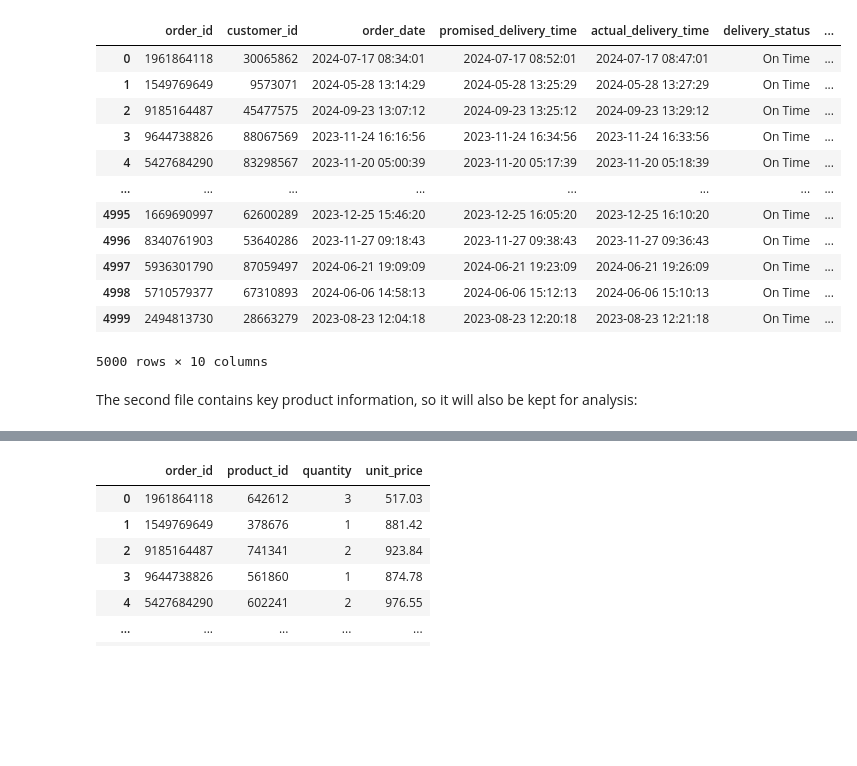
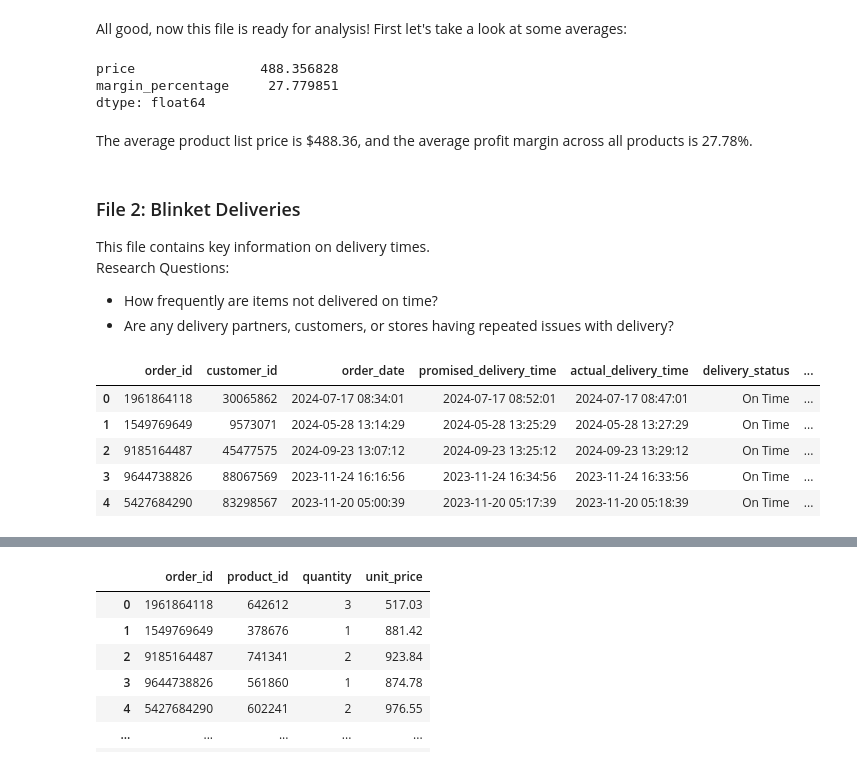
Before and after one commit to toviyahw/blinkit-sales-analysis, a Jupyter notebook: Project-Plan.ipynb, the cells around one changed output, grey strips where cells are left out. Cells and saved outputs as stored; diff of their text form; code cells hidden in the pictures; blank space fills up the shorter version.

```diff
--- a/Project-Plan.ipynb
+++ b/Project-Plan.ipynb
@@ -61,19 +126,27 @@ Now I can take a look at my data. This file contains key information on orders,
+# %% [markdown]
+All good, now this file is ready for analysis! First let's take a look at some averages:
+# %%
+product_df[['price', 'margin_percentage']].mean()
+# %% [output]
+price                488.356828
+margin_percentage     27.779851
+dtype: float64
+# %% [markdown]
+The average product list price is $488.36, and the average profit margin across all products is 27.78%.
+# %% [markdown]
+### File 2: Blinket Deliveries
+This file contains key information on delivery times.\
+Research Questions:
+- How frequently are items not delivered on time?
+- Are any delivery partners, customers, or stores having repeated issues with delivery?
 # %%
-df1 = pd.read_csv('/Users/tovi/Documents/blinkit_orders.csv')
-df1
+# loading csv into a dataframe
+delivery_df = pd.read_csv('/Users/tovi/Documents/blinkit_orders.csv')
+delivery_df.head()
 # %% [output]
 |  | order_id | customer_id | order_date | promised_delivery_time | actual_delivery_time | delivery_status | ... |
 | 0 | 1961864118 | 30065862 | 2024-07-17 08:34:01 | 2024-07-17 08:52:01 | 2024-07-17 08:47:01 | On Time | ... |
 | 1 | 1549769649 | 9573071 | 2024-05-28 13:14:29 | 2024-05-28 13:25:29 | 2024-05-28 13:27:29 | On Time | ... |
 | 2 | 9185164487 | 45477575 | 2024-09-23 13:07:12 | 2024-09-23 13:25:12 | 2024-09-23 13:29:12 | On Time | ... |
 | 3 | 9644738826 | 88067569 | 2023-11-24 16:16:56 | 2023-11-24 16:34:56 | 2023-11-24 16:33:56 | On Time | ... |
 | 4 | 5427684290 | 83298567 | 2023-11-20 05:00:39 | 2023-11-20 05:17:39 | 2023-11-20 05:18:39 | On Time | ... |
-| ... | ... | ... | ... | ... | ... | ... | ... |
-| 4995 | 1669690997 | 62600289 | 2023-12-25 15:46:20 | 2023-12-25 16:05:20 | 2023-12-25 16:10:20 | On Time | ... |
-| 4996 | 8340761903 | 53640286 | 2023-11-27 09:18:43 | 2023-11-27 09:38:43 | 2023-11-27 09:36:43 | On Time | ... |
-| 4997 | 5936301790 | 87059497 | 2024-06-21 19:09:09 | 2024-06-21 19:23:09 | 2024-06-21 19:26:09 | On Time | ... |
-| 4998 | 5710579377 | 67310893 | 2024-06-06 14:58:13 | 2024-06-06 15:12:13 | 2024-06-06 15:10:13 | On Time | ... |
-| 4999 | 2494813730 | 28663279 | 2023-08-23 12:04:18 | 2023-08-23 12:20:18 | 2023-08-23 12:21:18 | On Time | ... |
-5000 rows × 10 columns
-# %% [markdown]
-The second file contains key product information, so it will also be kept for analysis:
```
Also changed, not shown: parts of 17 cells of this notebook, 1 other file.
